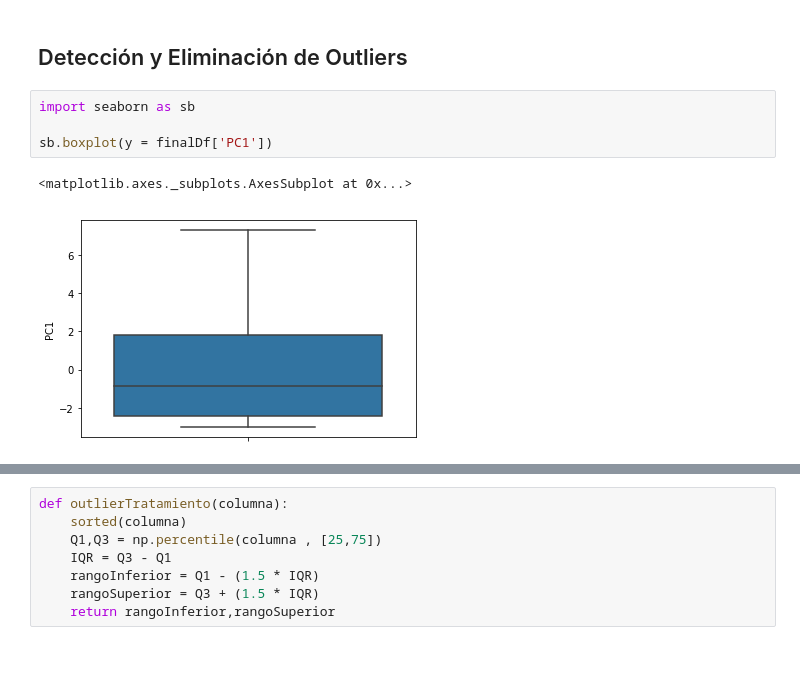
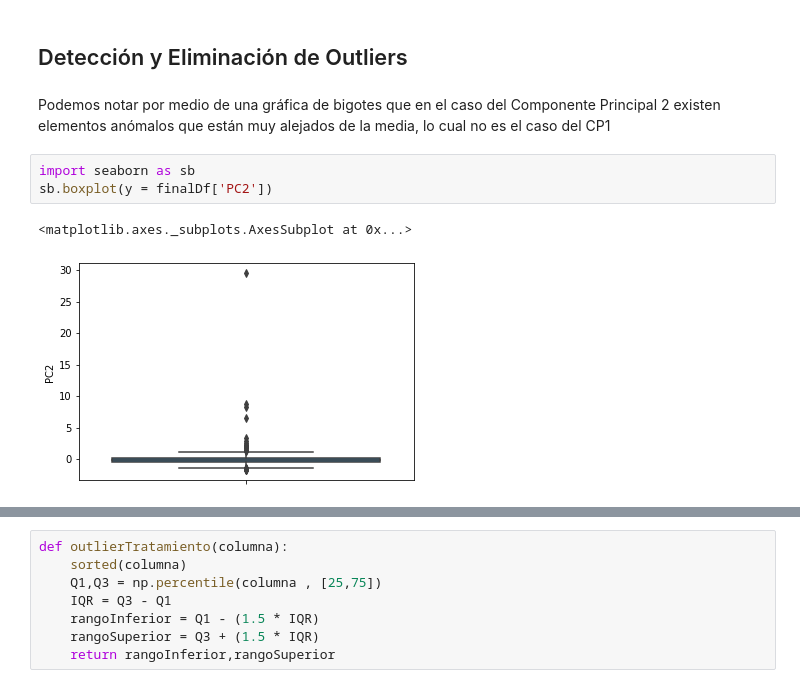
Before and after one commit to MrDanielG/Ensemble-Classifier, a Jupyter notebook: Proyecto Minería PCA.ipynb, the cells around one changed output, grey strips where cells are left out. Cells and saved outputs as stored; diff of their text form; blank space fills up the shorter version.

```diff
--- a/Proyecto Minería PCA.ipynb
+++ b/Proyecto Minería PCA.ipynb
@@ -158,9 +164,10 @@ El análisis de componentes principales es un método cuantitativamente riguroso
 # %% [markdown]
 ## Detección y Eliminación de Outliers
+# %% [markdown]
+Podemos notar por medio de una gráfica de bigotes que en el caso del Componente Principal 2 existen elementos anómalos que están muy alejados de la media, lo cual no es el caso del CP1
 # %%
 import seaborn as sb
-
-sb.boxplot(y = finalDf['PC1'])
+sb.boxplot(y = finalDf['PC2'])
 # %% [output]
 <matplotlib.axes._subplots.AxesSubplot at 0x...>
-[figure, old version]
+[figure, new version]
```
Also changed, not shown: parts of 14 cells of this notebook.
